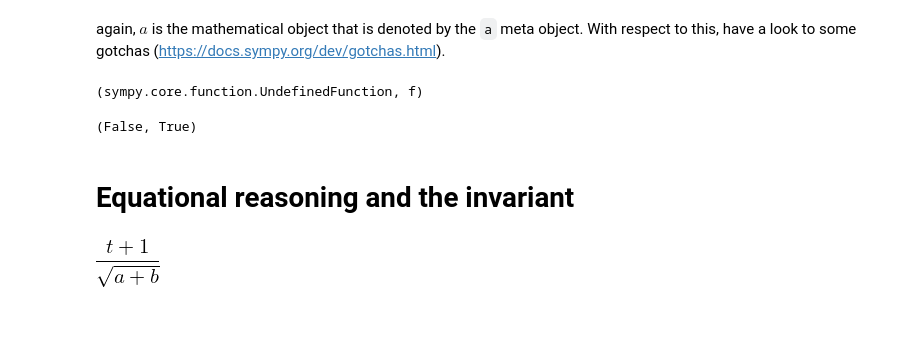
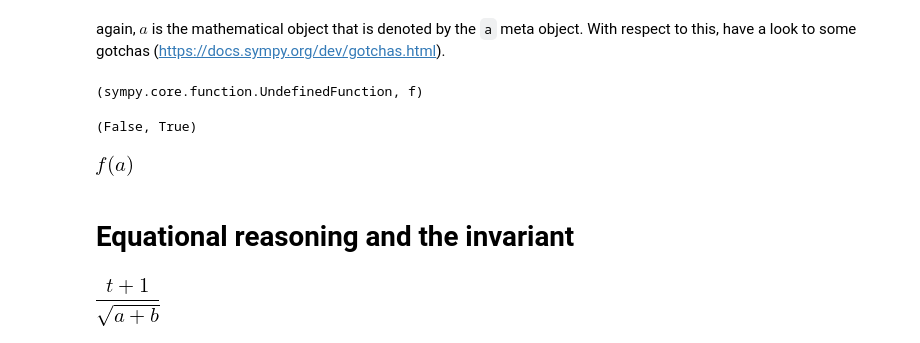
Before and after one commit to massimo-nocentini/pacc, a Jupyter notebook: paa-course/another-introduction-to-sympy.ipynb, the cells around one changed output. Saved outputs shown, nothing was run; the diff lists cells and outputs as text; code cells hidden in the pictures; blank space fills up the shorter version.

```diff
--- a/paa-course/another-introduction-to-sympy.ipynb
+++ b/paa-course/another-introduction-to-sympy.ipynb
@@ -62,6 +60,10 @@ type(f), type(f_t) # their types show us the two different states (i) unapplied
 isinstance(f, Function), isinstance(f_t, Function) # keep in mind that a ctor doesn't correspond to a class always
 # %% [output]
 (False, True)
+# %%
+f(a) # an application in the metalanguage yield an application in the object language
+# %% [output]
+[figure, added]
 # %% [markdown]
 # Equational reasoning and the invariant
 # %%
```
Also changed, not shown: parts of 21 cells of this notebook, 2 other files.
